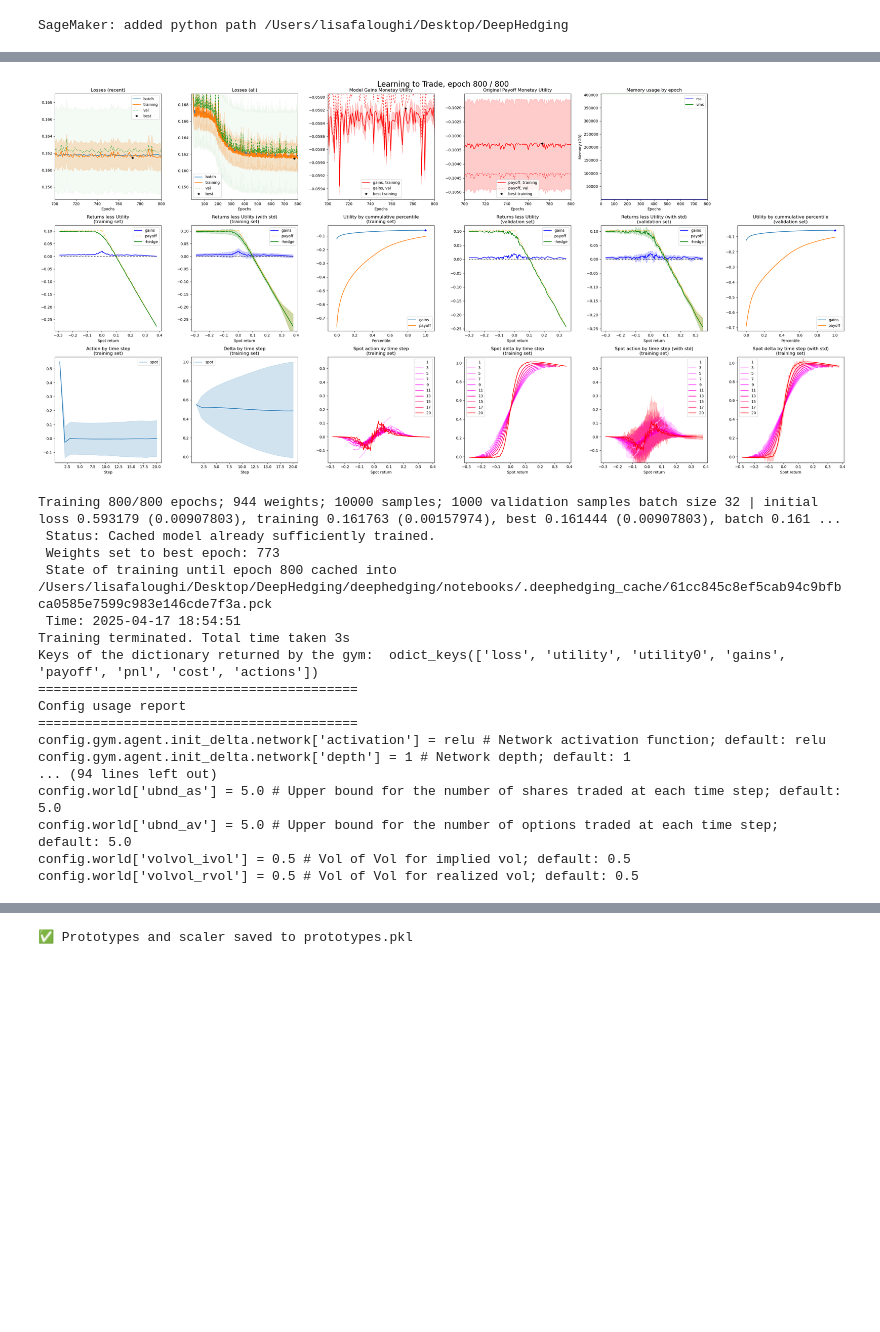
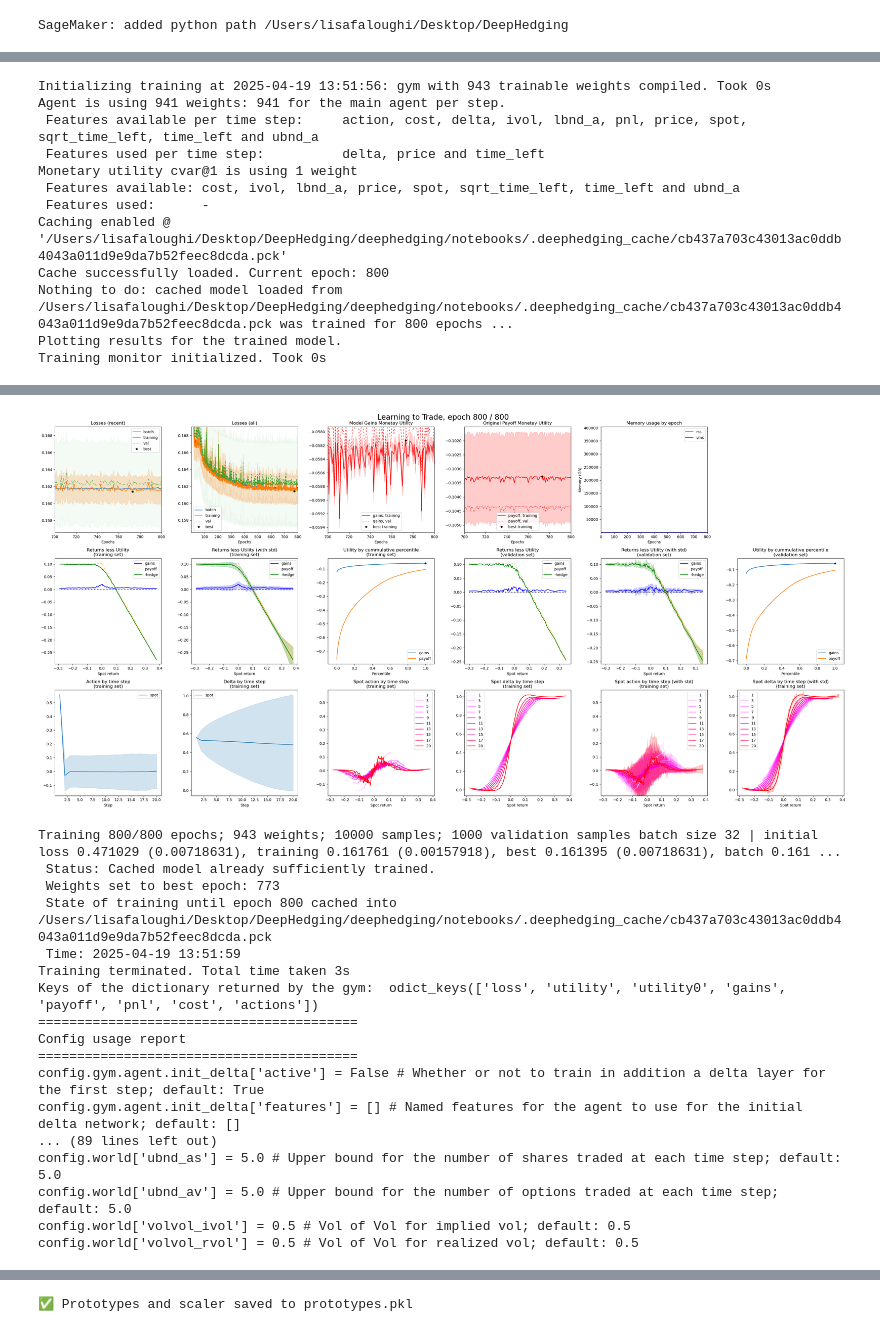
Before and after one commit to lisafaloughi/protohedge, a Jupyter notebook: notebooks/prototypes_extraction.ipynb, the cells around one changed output, grey strips where cells are left out. Cells and saved outputs as stored; diff of their text form; code cells hidden in the pictures; blank space fills up the shorter version.

```diff
--- a/notebooks/prototypes_extraction.ipynb
+++ b/notebooks/prototypes_extraction.ipynb
@@ -47,6 +47,9 @@ config.trainer.visual.epoch_refresh = 5
 config.trainer.visual.confidence_pcnt_lo = 0.25
 config.trainer.visual.confidence_pcnt_hi = 0.75
 
+# Disable initial delta
+config.gym.agent.init_delta.active = False
+
 display(Markdown("## Deep Hedging in a Black \& Scholes World"))
 
 # create world
@@ -85,0 +76,12 @@ Training monitor initialized. Took 0s
+Initializing training at 2025-04-19 13:51:56: gym with 943 trainable weights compiled. Took 0s
+Agent is using 941 weights: 941 for the main agent per step.
+ Features available per time step:     action, cost, delta, ivol, lbnd_a, pnl, price, spot, sqrt_time_left, time_left and ubnd_a
+ Features used per time step:          delta, price and time_left
+Monetary utility cvar@1 is using 1 weight
+ Features available: cost, ivol, lbnd_a, price, spot, sqrt_time_left, time_left and ubnd_a
+ Features used:      -
+Caching enabled @ '/Users/lisafaloughi/Desktop/DeepHedging/deephedging/notebooks/.deephedging_cache/cb437a703c43013ac0ddb4043a011d9e9da7b52feec8dcda.pck'
+Cache successfully loaded. Current epoch: 800
+Nothing to do: cached model loaded from /Users/lisafaloughi/Desktop/DeepHedging/deephedging/notebooks/.deephedging_cache/cb437a703c43013ac0ddb4043a011d9e9da7b52feec8dcda.pck was trained for 800 epochs ...
+Plotting results for the trained model.
+Training monitor initialized. Took 0s
@@ -86,21 +89,21 @@ Training monitor initialized. Took 0s
-[figure, old version]
+[figure, new version]
-Training 800/800 epochs; 944 weights; 10000 samples; 1000 validation samples batch size 32 | initial loss 0.593179 (0.00907803), training 0.161763 (0.00157974), best 0.161444 (0.00907803), batch 0.161 ...
- Status: Cached model already sufficiently trained.
- Weights set to best epoch: 773
- State of training until epoch 800 cached into /Users/lisafaloughi/Desktop/DeepHedging/deephedging/notebooks/.deephedging_cache/61cc845c8ef5cab94c9bfbca0585e7599c983e146cde7f3a.pck
- Time: 2025-04-17 18:54:51
-Training terminated. Total time taken 3s
-Keys of the dictionary returned by the gym:  odict_keys(['loss', 'utility', 'utility0', 'gains', 'payoff', 'pnl', 'cost', 'actions'])
-=========================================
-Config usage report
-=========================================
-config.gym.agent.init_delta.network['activation'] = relu # Network activation function; default: relu
-config.gym.agent.init_delta.network['depth'] = 1 # Network depth; default: 1
-... (94 lines left out)
-config.world['ubnd_as'] = 5.0 # Upper bound for the number of shares traded at each time step; default: 5.0
-config.world['ubnd_av'] = 5.0 # Upper bound for the number of options traded at each time step; default: 5.0
-config.world['volvol_ivol'] = 0.5 # Vol of Vol for implied vol; default: 0.5
-config.world['volvol_rvol'] = 0.5 # Vol of Vol for realized vol; default: 0.5
+Training 800/800 epochs; 943 weights; 10000 samples; 1000 validation samples batch size 32 | initial loss 0.471029 (0.00718631), training 0.161761 (0.00157918), best 0.161395 (0.00718631), batch 0.161 ...
+ Status: Cached model already sufficiently trained.
+ Weights set to best epoch: 773
+ State of training until epoch 800 cached into /Users/lisafaloughi/Desktop/DeepHedging/deephedging/notebooks/.deephedging_cache/cb437a703c43013ac0ddb4043a011d9e9da7b52feec8dcda.pck
+ Time: 2025-04-19 13:51:59
+Training terminated. Total time taken 3s
+Keys of the dictionary returned by the gym:  odict_keys(['loss', 'utility', 'utility0', 'gains', 'payoff', 'pnl', 'cost', 'actions'])
+=========================================
+Config usage report
+=========================================
+config.gym.agent.init_delta['active'] = False # Whether or not to train in addition a delta layer for the first step; default: True
+config.gym.agent.init_delta['features'] = [] # Named features for the agent to use for the initial delta network; default: []
+... (89 lines left out)
+config.world['ubnd_as'] = 5.0 # Upper bound for the number of shares traded at each time step; default: 5.0
+config.world['ubnd_av'] = 5.0 # Upper bound for the number of options traded at each time step; default: 5.0
+config.world['volvol_ivol'] = 0.5 # Vol of Vol for implied vol; default: 0.5
+config.world['volvol_rvol'] = 0.5 # Vol of Vol for realized vol; default: 0.5
 # %%
 import numpy as np
 import tensorflow as tf
```
Also changed, not shown: parts of 16 cells of this notebook, 6 other files.
